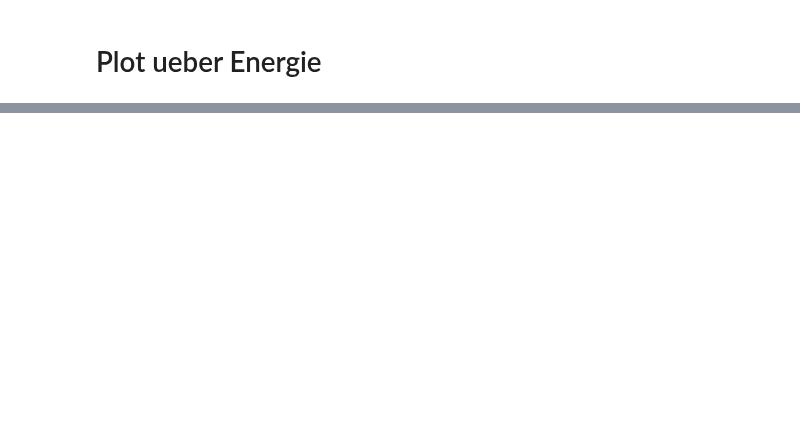
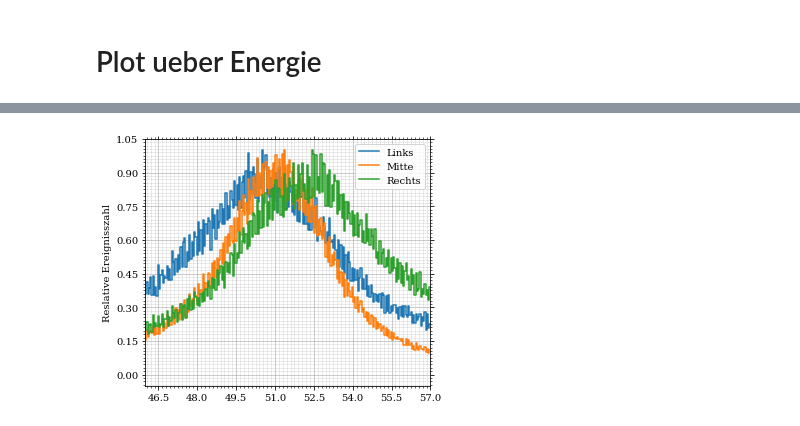
Before and after one commit to vale981/fpraktikum, a Jupyter notebook: PET/auswertung/Untitled.ipynb, the cells around one changed output, grey strips where cells are left out. Saved outputs shown, nothing was run; the diff lists cells and outputs as text; code cells hidden in the pictures; blank space fills up the shorter version.

```diff
--- a/PET/auswertung/Untitled.ipynb
+++ b/PET/auswertung/Untitled.ipynb
@@ -43,0 +73,13 @@ range_t = [970, 1140]
+# %%
+%matplotlib inline
+times = channel_to_time(channels_t)[0]
+fig, ax = set_up_plot() #plot_spectrum(links/links.max(), label='Links')
+ax.step(times, links/links.max(), label='Links')
+ax.step(times, mitte[0]/mitte[0].max(), label='Mitte')
+ax.step(times, rechts/rechts.max(), label='Rechts')
+ax.legend()
+ax.set_ylabel('Reslative Ereignisszahl')
+ax.set_xlim(46, 57)
+save_fig(fig, 'all_times', 'calibration')
+# %% [output]
+[figure, added]
```
Also changed, not shown: parts of 17 cells of this notebook, 35 other files.
